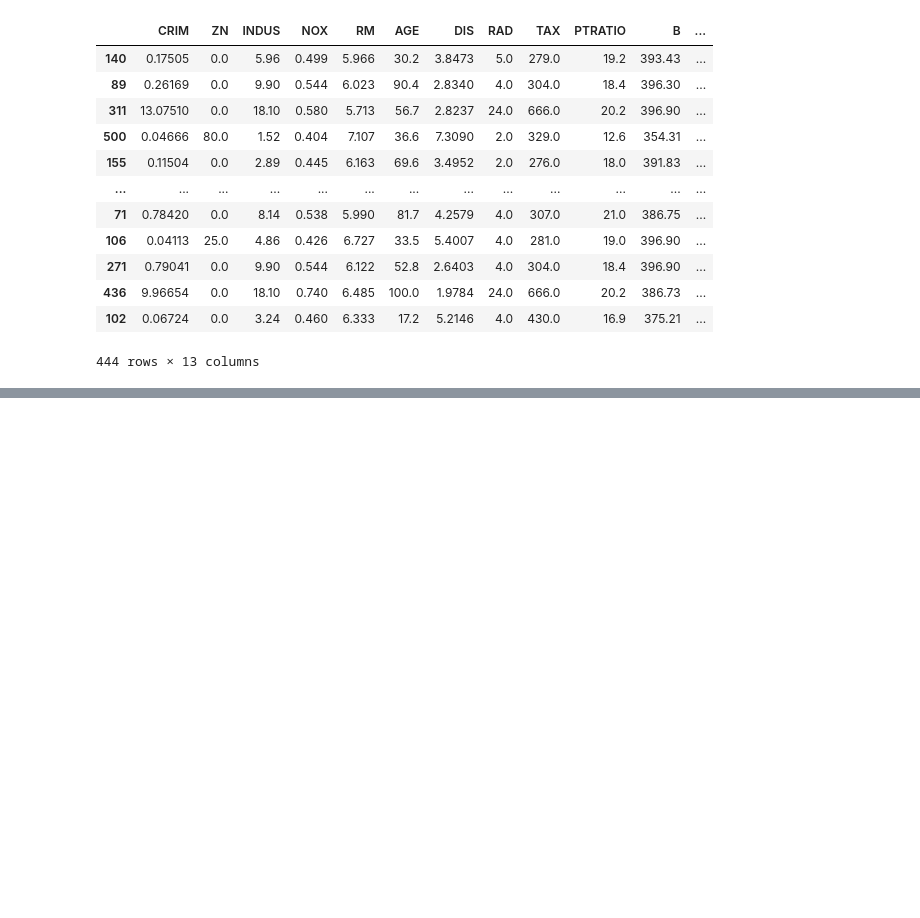
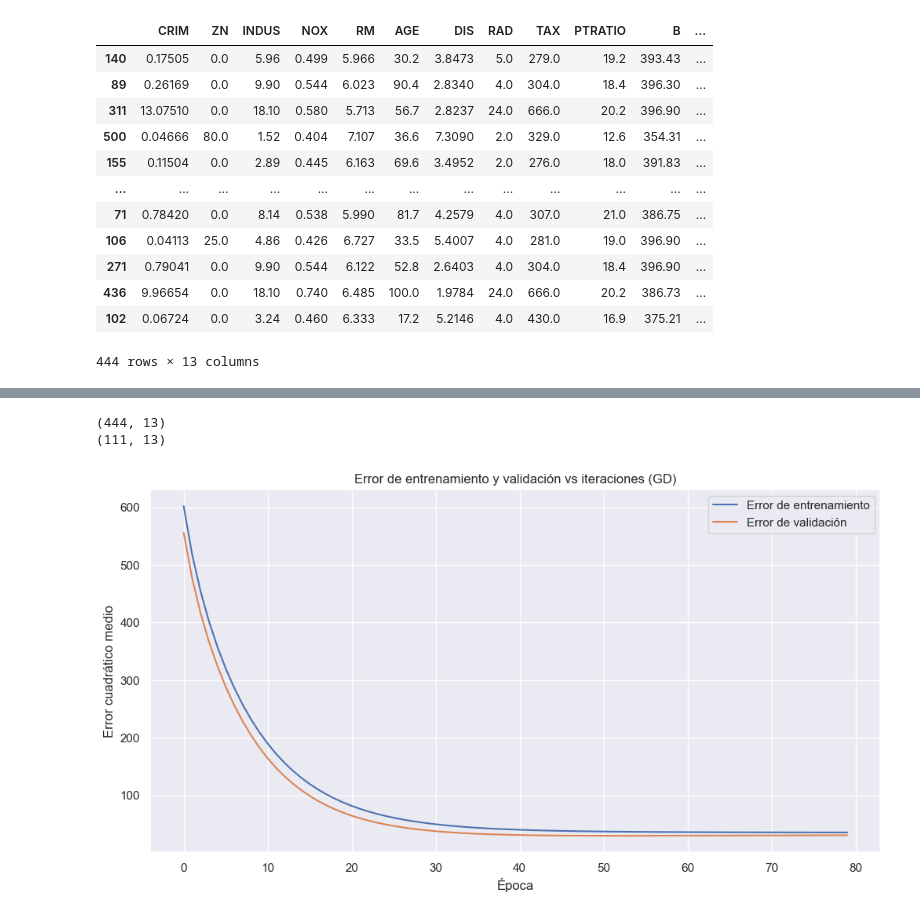
Before and after one commit to franciscoryb1/AA1-TUIA-RodriguezYBarros-Menescaldi-Britos, a Jupyter notebook: TP.ipynb, the cells around one changed output, grey strips where cells are left out. Drawn from its saved outputs; the diff is of its cells as text; code cells hidden in the pictures; blank space fills up the shorter version.

Commit message:
gradiente descendiente y reguarizacion

```diff
--- a/TP.ipynb
+++ b/TP.ipynb
@@ -838,0 +1021,14 @@ r2_train = round(r2_score(y_train, y_pred_train),3)
+# %%
+print(X_train_scaled.shape)
+print(X_test.shape)
+# %% [output]
+(444, 13)
+(111, 13)
+# %%
+y_train = y_train.values.reshape(-1, 1)
+y_test = y_test.values.reshape(-1, 1)
+# %%
+# GRADIENTE DESCENDIENTE
+gd = gradient_descent(X_train_scaled, y_train, X_test_scaled, y_test, lr=0.03, epochs=80)
+# %% [output]
+[figure, added]
```
Also changed, not shown: parts of 28 cells of this notebook.
